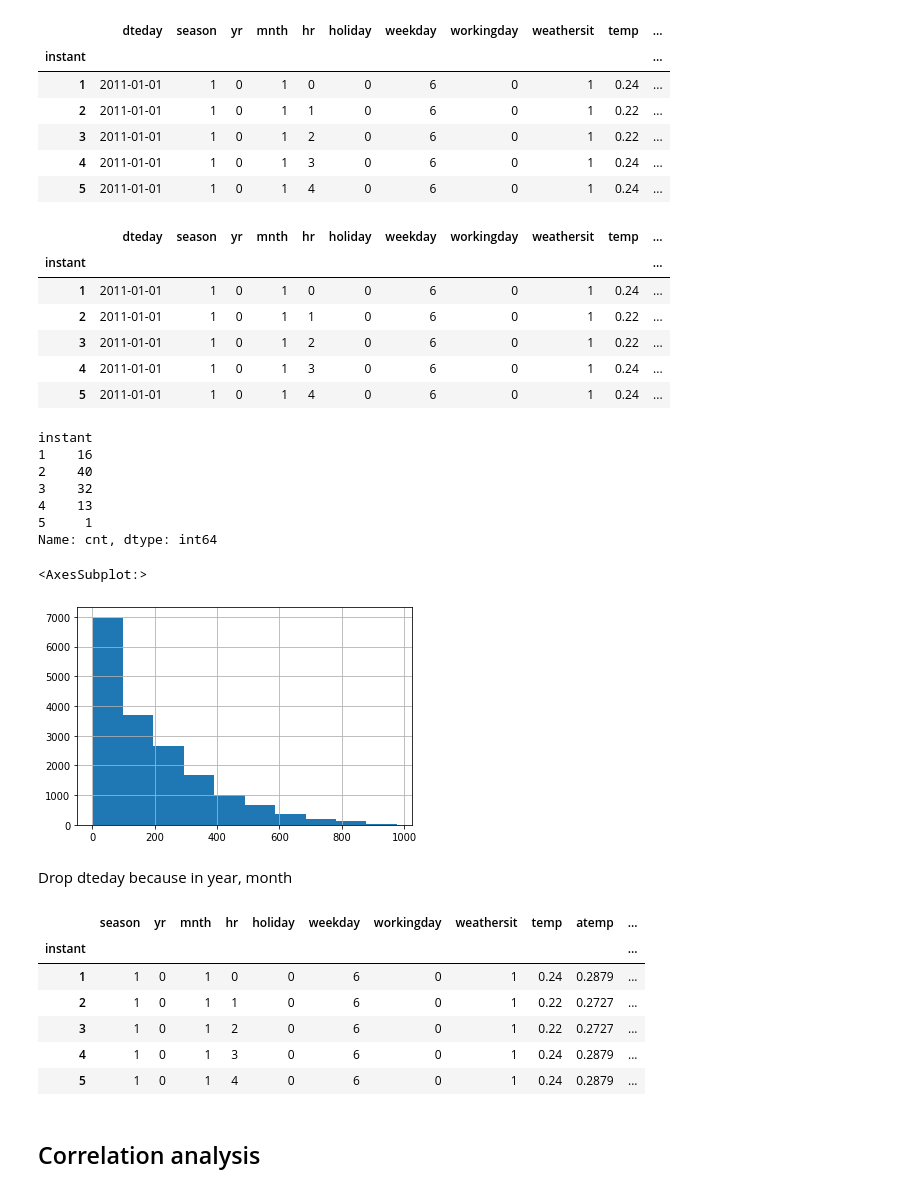
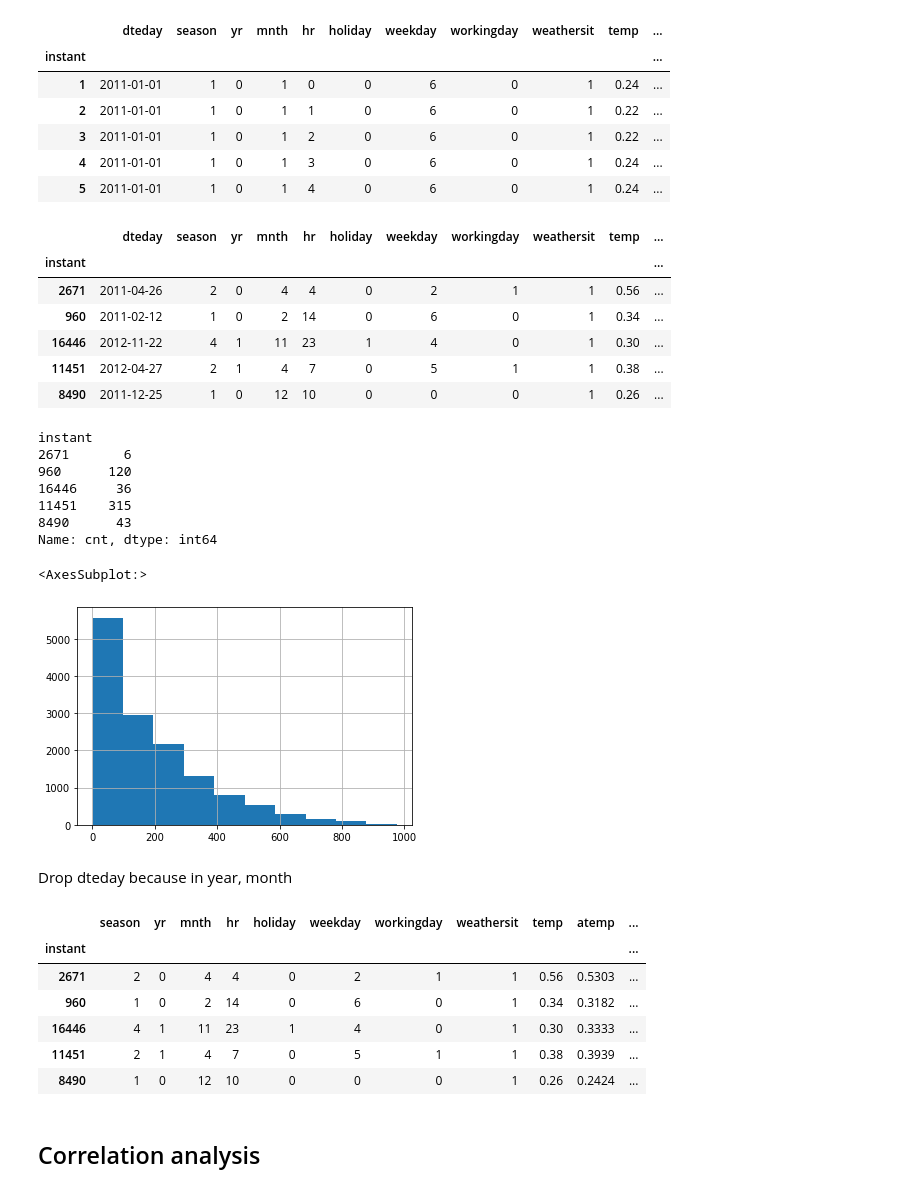
Before and after one commit to AlexeyMarg/ML_bicycle_sharing, a Jupyter notebook: bicycle_prediction.ipynb, the cells around one changed output. Drawn from its saved outputs; the diff is of its cells as text; code cells hidden in the pictures.

```diff
--- a/bicycle_prediction.ipynb
+++ b/bicycle_prediction.ipynb
@@ -49,3 +50,10 @@ memory usage: 2.3+ MB
 categories_columns = ['season', 'holiday', 'weekday', 'workingday', 'weathersit']
 numeric_columns = ['temp', 'atemp', 'hum', 'windspeed', 'casual', 'registered', 'C', 'cnt']
 date_columns = ['dteday']
+# %%
+mixed_indexes = np.random.permutation(len(df))
+# %%
+train_size = int(0.8 * len(df))
+df_train = df.iloc[ mixed_indexes, : ][:train_size]
+df_test = df.iloc[ mixed_indexes, : ][train_size:]
+df_train.shape[0] + df_test.shape[0] == df.shape[0]
@@ -54,7 +66,7 @@ date_columns = ['dteday']
 # %% [markdown]
 Drop casual and registered as terms of cnt
 # %%
-df = df.drop(['casual', 'registered'], axis=1)
+df_train = df_train.drop(['casual', 'registered'], axis=1)
 df.head()
 # %% [output]
 |  | dteday | season | yr | mnth | hr | holiday | weekday | workingday | weathersit | temp | ... |
@@ -65,45 +77,45 @@ df.head()
 | 4 | 2011-01-01 | 1 | 0 | 1 | 3 | 0 | 6 | 0 | 1 | 0.24 | ... |
 | 5 | 2011-01-01 | 1 | 0 | 1 | 4 | 0 | 6 | 0 | 1 | 0.24 | ... |
 # %%
-X = df.drop(['cnt'], axis=1)
-y = df.loc[:, 'cnt']
+X_train = df_train.drop(['cnt'], axis=1)
+y_train = df_train.loc[:, 'cnt']
 X.head()
 # %% [output]
 |  | dteday | season | yr | mnth | hr | holiday | weekday | workingday | weathersit | temp | ... |
 | instant |  |  |  |  |  |  |  |  |  |  | ... |
-| 1 | 2011-01-01 | 1 | 0 | 1 | 0 | 0 | 6 | 0 | 1 | 0.24 | ... |
-| 2 | 2011-01-01 | 1 | 0 | 1 | 1 | 0 | 6 | 0 | 1 | 0.22 | ... |
-| 3 | 2011-01-01 | 1 | 0 | 1 | 2 | 0 | 6 | 0 | 1 | 0.22 | ... |
-| 4 | 2011-01-01 | 1 | 0 | 1 | 3 | 0 | 6 | 0 | 1 | 0.24 | ... |
-| 5 | 2011-01-01 | 1 | 0 | 1 | 4 | 0 | 6 | 0 | 1 | 0.24 | ... |
+| 2671 | 2011-04-26 | 2 | 0 | 4 | 4 | 0 | 2 | 1 | 1 | 0.56 | ... |
+| 960 | 2011-02-12 | 1 | 0 | 2 | 14 | 0 | 6 | 0 | 1 | 0.34 | ... |
+| 16446 | 2012-11-22 | 4 | 1 | 11 | 23 | 1 | 4 | 0 | 1 | 0.30 | ... |
+| 11451 | 2012-04-27 | 2 | 1 | 4 | 7 | 0 | 5 | 1 | 1 | 0.38 | ... |
+| 8490 | 2011-12-25 | 1 | 0 | 12 | 10 | 0 | 0 | 0 | 1 | 0.26 | ... |
 # %%
-y.head()
+y_train.head()
 # %% [output]
 instant
-1    16
-2    40
-3    32
-4    13
-5     1
+2671       6
+960      120
+16446     36
+11451    315
+8490      43
 Name: cnt, dtype: int64
 # %%
-y.hist()
+y_train.hist()
 # %% [output]
 <AxesSubplot:>
-[figure, old version]
+[figure, new version]
 # %% [markdown]
 Drop dteday because in year, month
 # %%
-X = X.drop('dteday', axis=1)
-X.head()
+X_train = X_train.drop('dteday', axis=1)
+X_train.head()
 # %% [output]
 |  | season | yr | mnth | hr | holiday | weekday | workingday | weathersit | temp | atemp | ... |
 | instant |  |  |  |  |  |  |  |  |  |  | ... |
-| 1 | 1 | 0 | 1 | 0 | 0 | 6 | 0 | 1 | 0.24 | 0.2879 | ... |
-| 2 | 1 | 0 | 1 | 1 | 0 | 6 | 0 | 1 | 0.22 | 0.2727 | ... |
-| 3 | 1 | 0 | 1 | 2 | 0 | 6 | 0 | 1 | 0.22 | 0.2727 | ... |
-| 4 | 1 | 0 | 1 | 3 | 0 | 6 | 0 | 1 | 0.24 | 0.2879 | ... |
-| 5 | 1 | 0 | 1 | 4 | 0 | 6 | 0 | 1 | 0.24 | 0.2879 | ... |
+| 2671 | 2 | 0 | 4 | 4 | 0 | 2 | 1 | 1 | 0.56 | 0.5303 | ... |
+| 960 | 1 | 0 | 2 | 14 | 0 | 6 | 0 | 1 | 0.34 | 0.3182 | ... |
+| 16446 | 4 | 1 | 11 | 23 | 1 | 4 | 0 | 1 | 0.30 | 0.3333 | ... |
+| 11451 | 2 | 1 | 4 | 7 | 0 | 5 | 1 | 1 | 0.38 | 0.3939 | ... |
+| 8490 | 1 | 0 | 12 | 10 | 0 | 0 | 0 | 1 | 0.26 | 0.2424 | ... |
 # %% [markdown]
 ## Correlation analysis
 # %%
```
Also changed, not shown: parts of 7 cells of this notebook.
